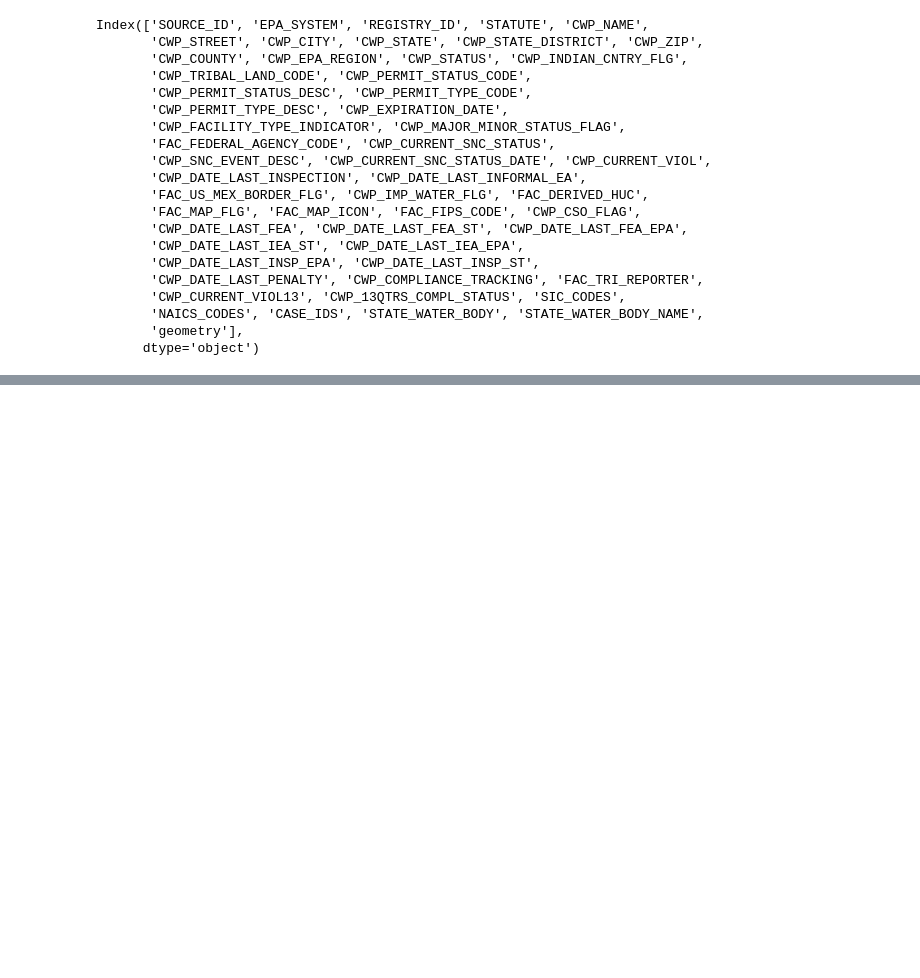
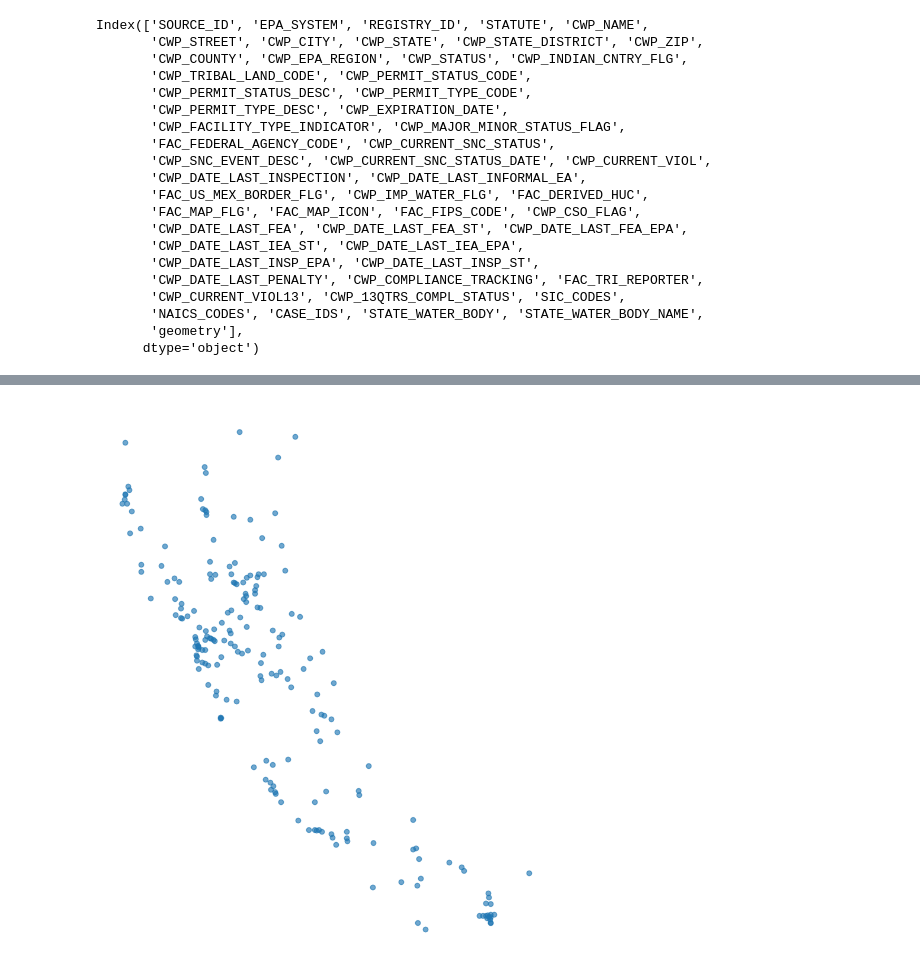
Before and after one commit to Yer1k/solar_wastewater, a Jupyter notebook: 10_code/Read Geopanda data.ipynb, the cells around one changed output, grey strips where cells are left out. Saved outputs shown, nothing was run; the diff lists cells and outputs as text; code cells hidden in the pictures; blank space fills up the shorter version.

```diff
--- a/10_code/Read Geopanda data.ipynb
+++ b/10_code/Read Geopanda data.ipynb
@@ -43,3 +48,5 @@ Index(['SOURCE_ID', 'EPA_SYSTEM', 'REGISTRY_ID', 'STATUTE', 'CWP_NAME',
        'NAICS_CODES', 'CASE_IDS', 'STATE_WATER_BODY', 'STATE_WATER_BODY_NAME',
        'geometry'],
       dtype='object')
+# %%
+gdf_CA = gdf[gdf['CWP_STATE'] == 'CA']
@@ -45,0 +68,3 @@ Index(['SOURCE_ID', 'EPA_SYSTEM', 'REGISTRY_ID', 'STATUTE', 'CWP_NAME',
+# %%
+# filter CWP_NAME with WWTP or WWTF in it
+gdf_CA_WWTP = gdf_CA[gdf_CA['CWP_NAME'].str.contains('WWTP|WWTF')]
@@ -45,0 +87,3 @@ Index(['SOURCE_ID', 'EPA_SYSTEM', 'REGISTRY_ID', 'STATUTE', 'CWP_NAME',
+# %%
+# change CRS to EPSG:4326
+gdf_CA_WWTP.to_crs(epsg=4326, inplace=True)
@@ -45,0 +110,14 @@ Index(['SOURCE_ID', 'EPA_SYSTEM', 'REGISTRY_ID', 'STATUTE', 'CWP_NAME',
+# %%
+# plot geometry of gdf_CA_WWTP on a US map with CA state boundary
+import matplotlib.pyplot as plt
+from shapely.geometry import Point, Polygon
+# import contextily as cx
+
+# create a US map
+fig, ax = plt.subplots(figsize=(12,12))
+gdf_CA_WWTP.plot(ax=ax, alpha=0.4)
+
+plt.axis('off')
+plt.show()
+# %% [output]
+[figure, added]
```
Also changed, not shown: parts of 6 cells of this notebook.
